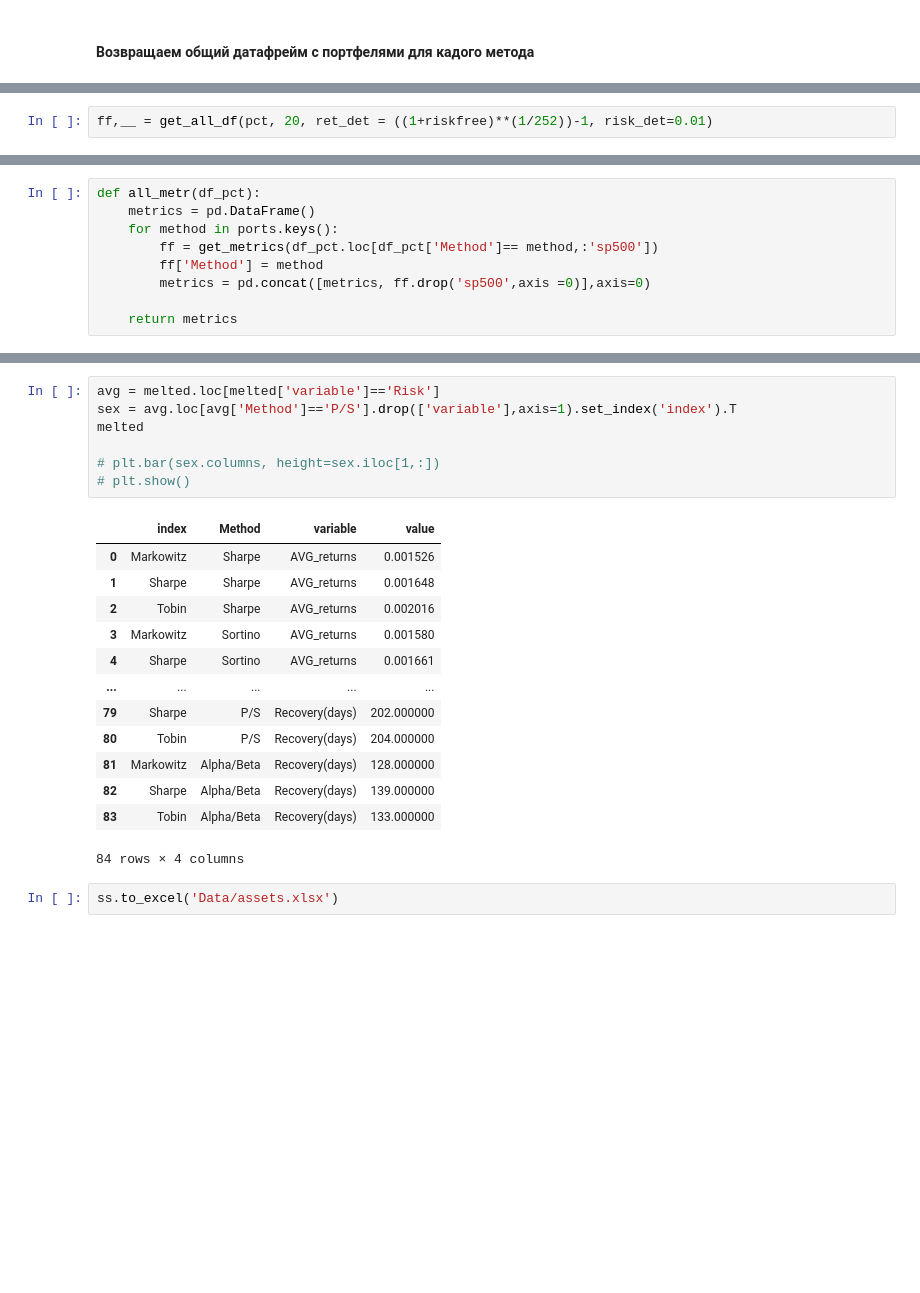
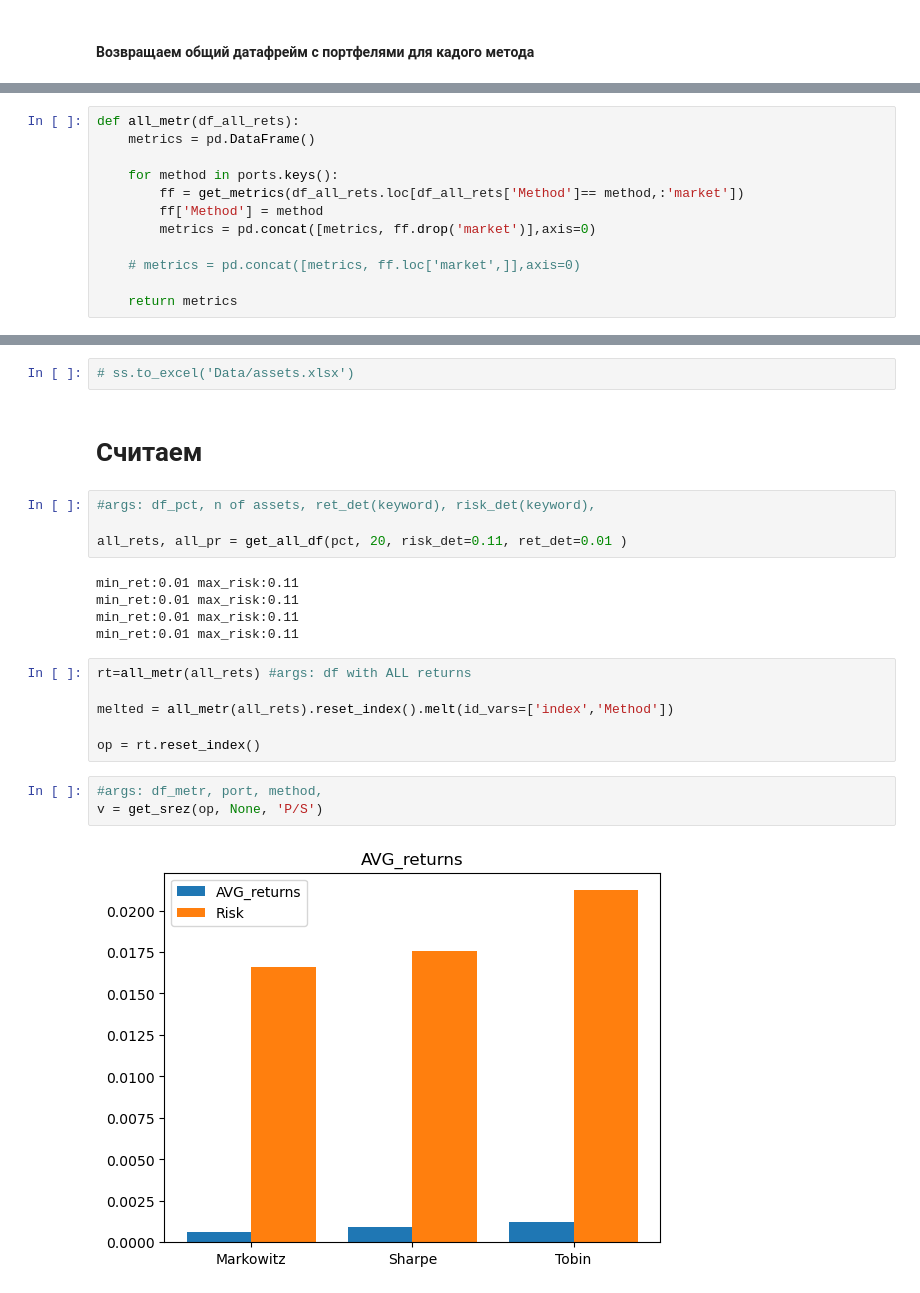
Before and after one commit to Shinypuff/Portfolios, a Jupyter notebook: port_my.ipynb, the cells around one changed output, grey strips where cells are left out. Drawn from its saved outputs; the diff is of its cells as text; blank space fills up the shorter version.

```diff
--- a/port_my.ipynb
+++ b/port_my.ipynb
@@ -356,5 +351,3 @@ def get_all_df(df_pct, n, **args):
     # print(pd.DataFrame.from_dict(method_dict))
 
     return returns, prices
-# %%
-ff,__ = get_all_df(pct, 20, ret_det = ((1+riskfree)**(1/252))-1, risk_det=0.01)
@@ -398,9 +362,12 @@ __.loc[__['Method']== 'Sharpe',:'sp500']
 # %%
-def all_metr(df_pct):
+def all_metr(df_all_rets):
     metrics = pd.DataFrame()
+
     for method in ports.keys():
-        ff = get_metrics(df_pct.loc[df_pct['Method']== method,:'sp500'])
+        ff = get_metrics(df_all_rets.loc[df_all_rets['Method']== method,:'market'])
         ff['Method'] = method
-        metrics = pd.concat([metrics, ff.drop('sp500',axis =0)],axis=0)
+        metrics = pd.concat([metrics, ff.drop('market')],axis=0)
+
+    # metrics = pd.concat([metrics, ff.loc['market',]],axis=0)
 
     return metrics
@@ -449,23 +414,24 @@ sd = get_slice(melted, 'Sortino')
-# %%
-avg = melted.loc[melted['variable']=='Risk']
-sex = avg.loc[avg['Method']=='P/S'].drop(['variable'],axis=1).set_index('index').T
-melted
-
-# plt.bar(sex.columns, height=sex.iloc[1,:])
-# plt.show()
-# %% [output]
-|  | index | Method | variable | value |
-| 0 | Markowitz | Sharpe | AVG_returns | 0.001526 |
-| 1 | Sharpe | Sharpe | AVG_returns | 0.001648 |
-| 2 | Tobin | Sharpe | AVG_returns | 0.002016 |
-| 3 | Markowitz | Sortino | AVG_returns | 0.001580 |
-| 4 | Sharpe | Sortino | AVG_returns | 0.001661 |
-| ... | ... | ... | ... | ... |
-| 79 | Sharpe | P/S | Recovery(days) | 202.000000 |
-| 80 | Tobin | P/S | Recovery(days) | 204.000000 |
-| 81 | Markowitz | Alpha/Beta | Recovery(days) | 128.000000 |
-| 82 | Sharpe | Alpha/Beta | Recovery(days) | 139.000000 |
-| 83 | Tobin | Alpha/Beta | Recovery(days) | 133.000000 |
-84 rows × 4 columns
 # %%
-ss.to_excel('Data/assets.xlsx')
+# ss.to_excel('Data/assets.xlsx')
+# %% [markdown]
+# Считаем
+# %%
+#args: df_pct, n of assets, ret_det(keyword), risk_det(keyword),
+
+all_rets, all_pr = get_all_df(pct, 20, risk_det=0.11, ret_det=0.01 )
+# %% [output]
+min_ret:0.01 max_risk:0.11
+min_ret:0.01 max_risk:0.11
+min_ret:0.01 max_risk:0.11
+min_ret:0.01 max_risk:0.11
+# %%
+rt=all_metr(all_rets) #args: df with ALL returns
+
+melted = all_metr(all_rets).reset_index().melt(id_vars=['index','Method'])
+
+op = rt.reset_index()
+# %%
+#args: df_metr, port, method,
+v = get_srez(op, None, 'P/S')
+# %% [output]
+[figure, added]
```
Also changed, not shown: parts of 19 cells of this notebook.
